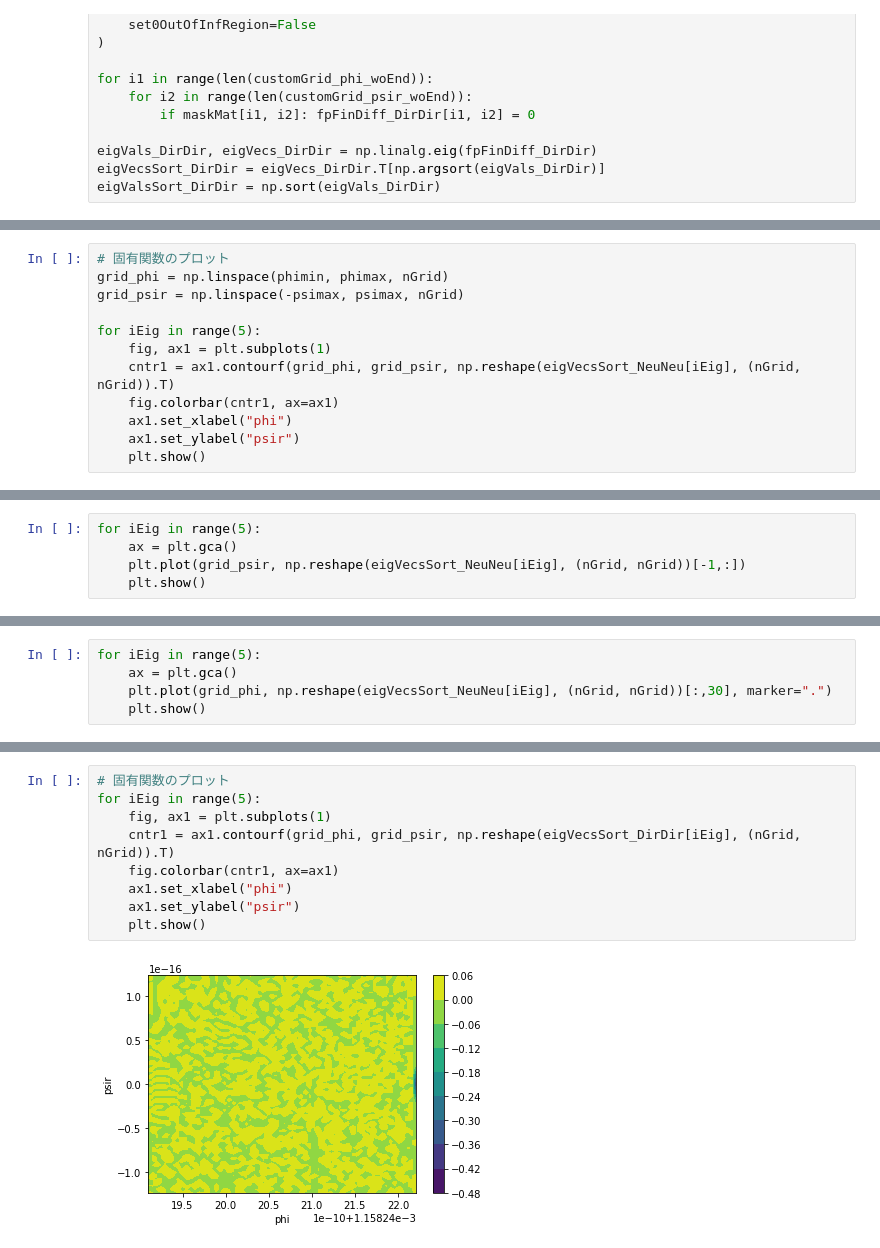
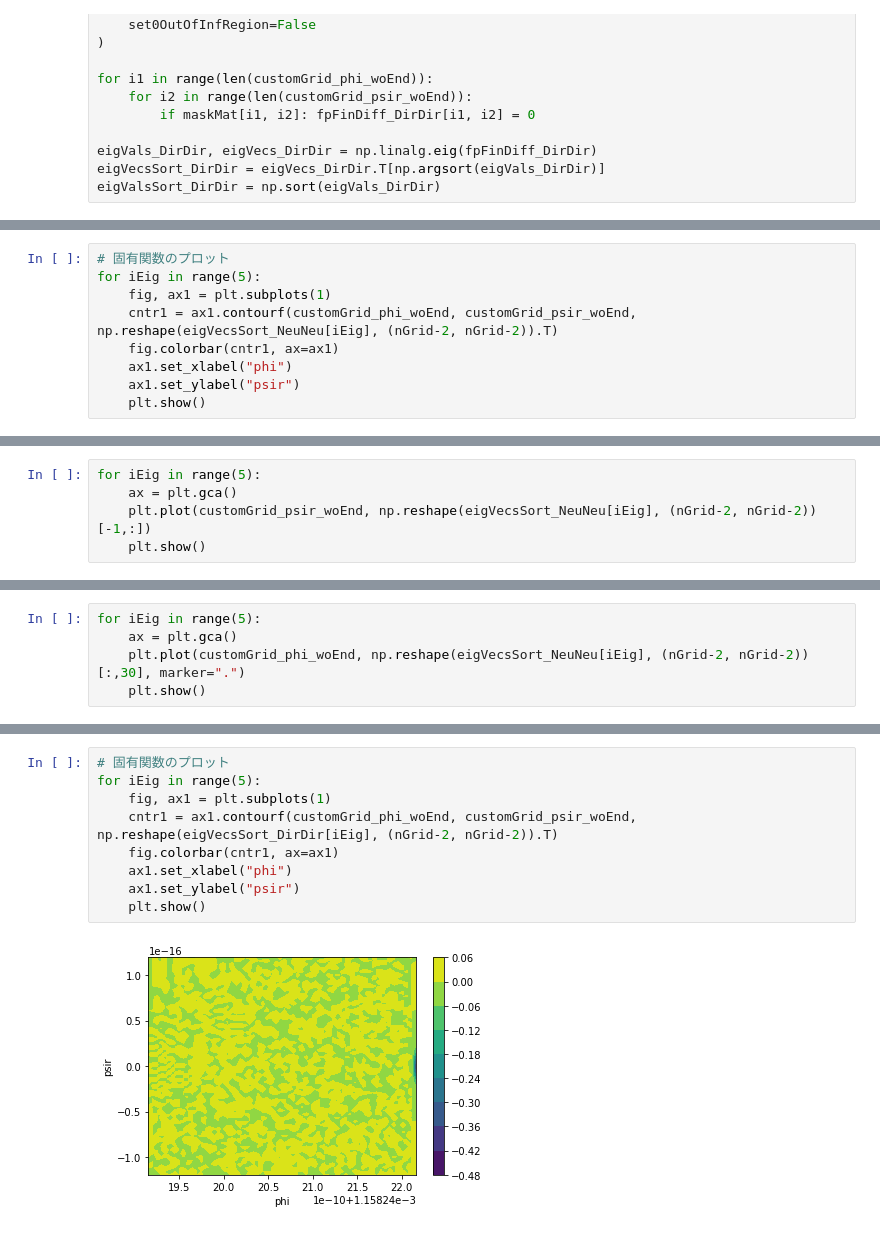
Before and after one commit to Koichi-Miyamoto/StochasticInflationDiffOpEigen, a Jupyter notebook: Hybrid_psiNotRadius_phi=phic近傍だけ_NeumannOriFunc.ipynb, the cells around one changed output, grey strips where cells are left out. Saved outputs shown, nothing was run; the diff lists cells and outputs as text.

```diff
--- a/Hybrid_psiNotRadius_phi=phic近傍だけ_NeumannOriFunc.ipynb
+++ b/Hybrid_psiNotRadius_phi=phic近傍だけ_NeumannOriFunc.ipynb
@@ -215,11 +215,8 @@ np.set_printoptions()
 # %%
 # 固有関数のプロット
-grid_phi = np.linspace(phimin, phimax, nGrid)
-grid_psir = np.linspace(-psimax, psimax, nGrid)
-
 for iEig in range(5):
     fig, ax1 = plt.subplots(1)
-    cntr1 = ax1.contourf(grid_phi, grid_psir, np.reshape(eigVecsSort_NeuNeu[iEig], (nGrid, nGrid)).T)
+    cntr1 = ax1.contourf(customGrid_phi_woEnd, customGrid_psir_woEnd, np.reshape(eigVecsSort_NeuNeu[iEig], (nGrid-2, nGrid-2)).T)
     fig.colorbar(cntr1, ax=ax1)
     ax1.set_xlabel("phi")
     ax1.set_ylabel("psir")
@@ -233,6 +230,6 @@ for iEig in range(5):
 # %%
 for iEig in range(5):
     ax = plt.gca()
-    plt.plot(grid_psir, np.reshape(eigVecsSort_NeuNeu[iEig], (nGrid, nGrid))[-1,:])
+    plt.plot(customGrid_psir_woEnd, np.reshape(eigVecsSort_NeuNeu[iEig], (nGrid-2, nGrid-2))[-1,:])
     plt.show()
 # %% [output]
@@ -244,6 +241,6 @@ for iEig in range(5):
 # %%
 for iEig in range(5):
     ax = plt.gca()
-    plt.plot(grid_phi, np.reshape(eigVecsSort_NeuNeu[iEig], (nGrid, nGrid))[:,30], marker=".")
+    plt.plot(customGrid_phi_woEnd, np.reshape(eigVecsSort_NeuNeu[iEig], (nGrid-2, nGrid-2))[:,30], marker=".")
     plt.show()
 # %% [output]
@@ -255,11 +252,11 @@ for iEig in range(5):
 # %%
 # 固有関数のプロット
 for iEig in range(5):
     fig, ax1 = plt.subplots(1)
-    cntr1 = ax1.contourf(grid_phi, grid_psir, np.reshape(eigVecsSort_DirDir[iEig], (nGrid, nGrid)).T)
+    cntr1 = ax1.contourf(customGrid_phi_woEnd, customGrid_psir_woEnd, np.reshape(eigVecsSort_DirDir[iEig], (nGrid-2, nGrid-2)).T)
     fig.colorbar(cntr1, ax=ax1)
     ax1.set_xlabel("phi")
     ax1.set_ylabel("psir")
     plt.show()
 # %% [output]
-[figure, old version]
+[figure, new version]
```
Also changed, not shown: parts of 11 cells of this notebook, 1 other file.
